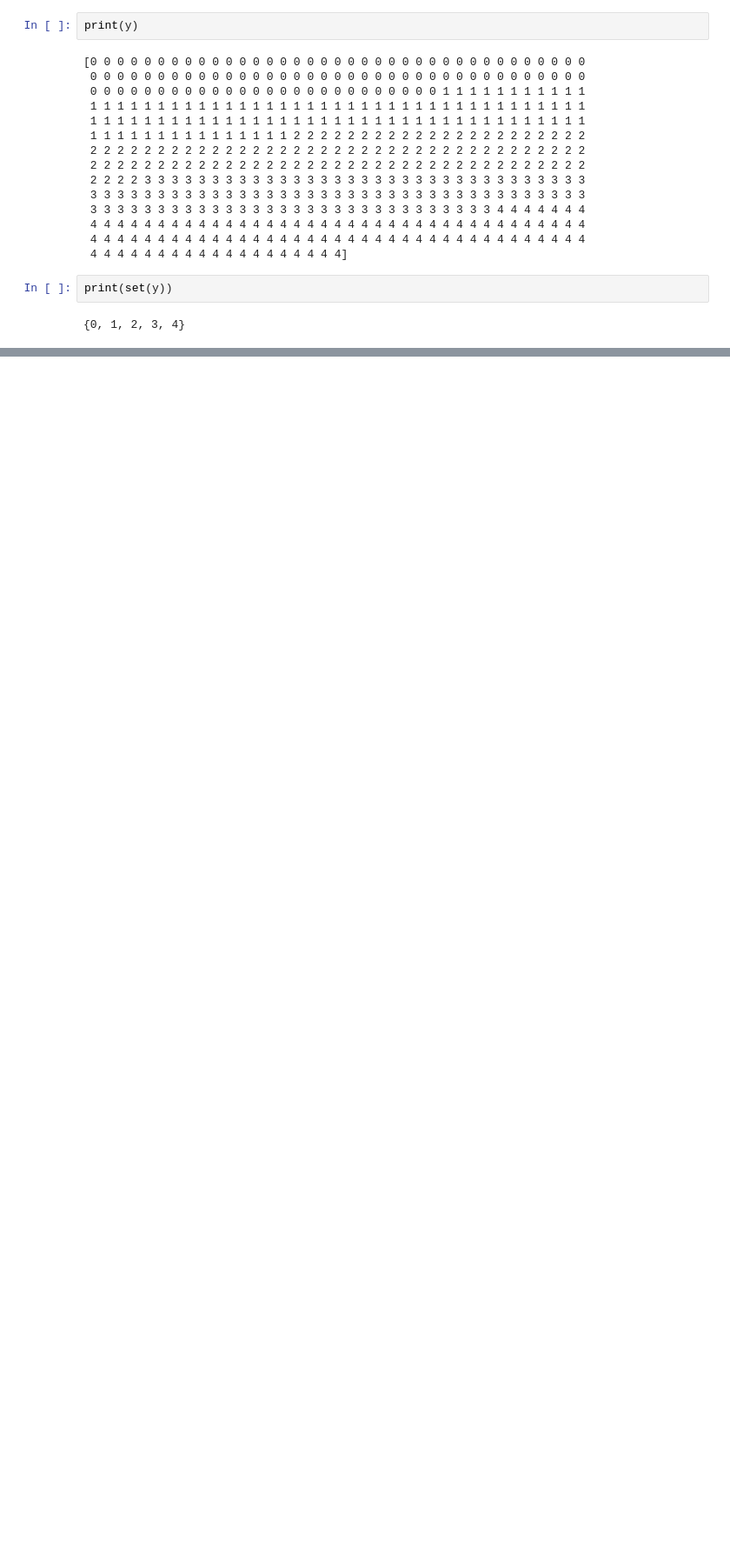
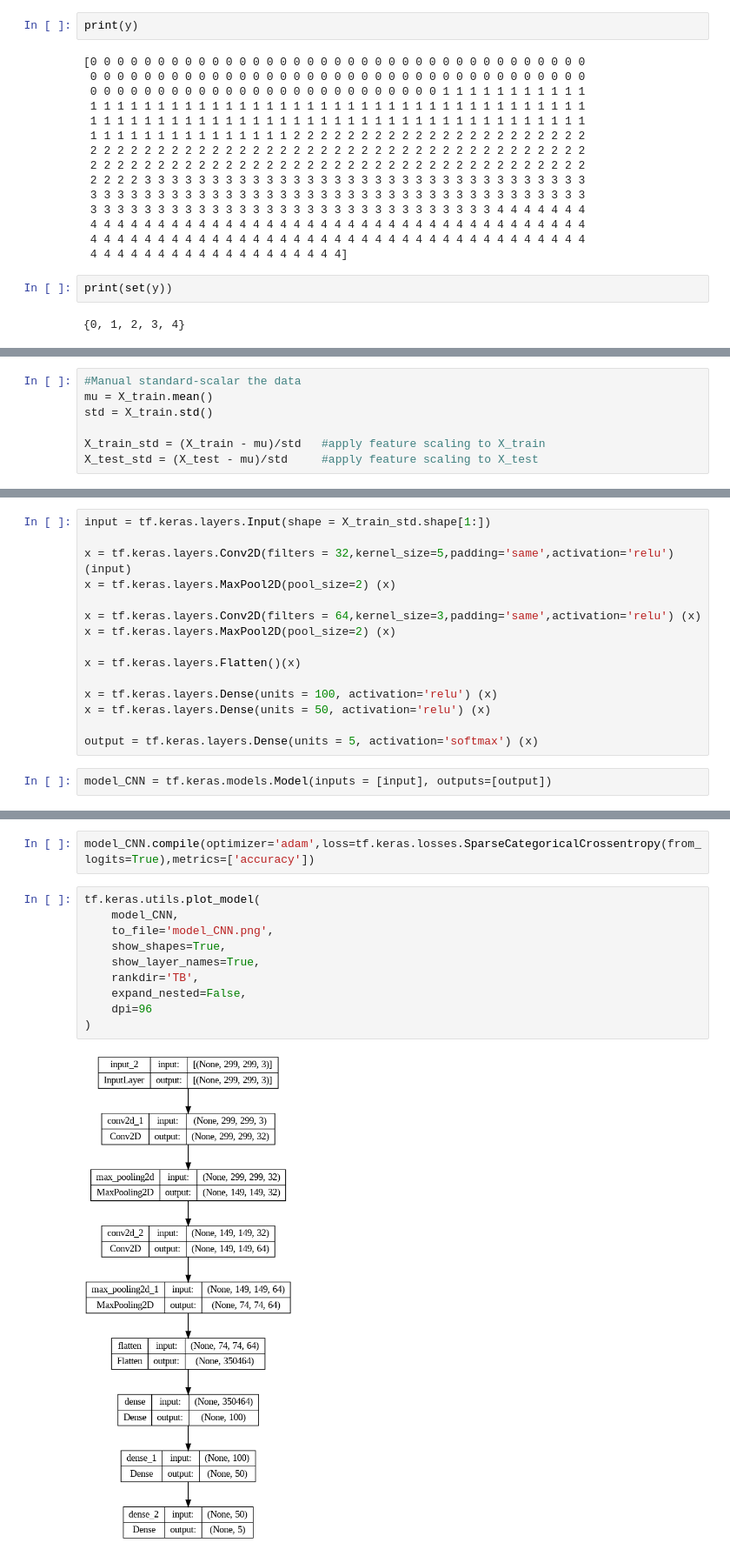
Before and after one commit to JosephGeorgeMtech/Flowers_Classification_CNN, a Jupyter notebook: Flowers_classification_CNN.ipynb, the cells around one changed output, grey strips where cells are left out. Shown at 87% size. Cells and saved outputs as stored; diff of their text form; blank space fills up the shorter version.

```diff
--- a/Flowers_classification_CNN.ipynb
+++ b/Flowers_classification_CNN.ipynb
@@ -141,0 +177,7 @@ print(set(y))
+# %%
+#Manual standard-scalar the data
+mu = X_train.mean()
+std = X_train.std()
+
+X_train_std = (X_train - mu)/std   #apply feature scaling to X_train
+X_test_std = (X_test - mu)/std     #apply feature scaling to X_test
@@ -141,0 +194,17 @@ print(set(y))
+# %%
+input = tf.keras.layers.Input(shape = X_train_std.shape[1:])
+
+x = tf.keras.layers.Conv2D(filters = 32,kernel_size=5,padding='same',activation='relu') (input)
+x = tf.keras.layers.MaxPool2D(pool_size=2) (x)
+
+x = tf.keras.layers.Conv2D(filters = 64,kernel_size=3,padding='same',activation='relu') (x)
+x = tf.keras.layers.MaxPool2D(pool_size=2) (x)
+
+x = tf.keras.layers.Flatten()(x)
+
+x = tf.keras.layers.Dense(units = 100, activation='relu') (x)
+x = tf.keras.layers.Dense(units = 50, activation='relu') (x)
+
+output = tf.keras.layers.Dense(units = 5, activation='softmax') (x)
+# %%
+model_CNN = tf.keras.models.Model(inputs = [input], outputs=[output])
@@ -141,0 +231,14 @@ print(set(y))
+# %%
+model_CNN.compile(optimizer='adam',loss=tf.keras.losses.SparseCategoricalCrossentropy(from_logits=True),metrics=['accuracy'])
+# %%
+tf.keras.utils.plot_model(
+    model_CNN,
+    to_file='model_CNN.png',
+    show_shapes=True,
+    show_layer_names=True,
+    rankdir='TB',
+    expand_nested=False,
+    dpi=96
+)
+# %% [output]
+[figure, added]
```
Also changed, not shown: parts of 21 cells of this notebook.
